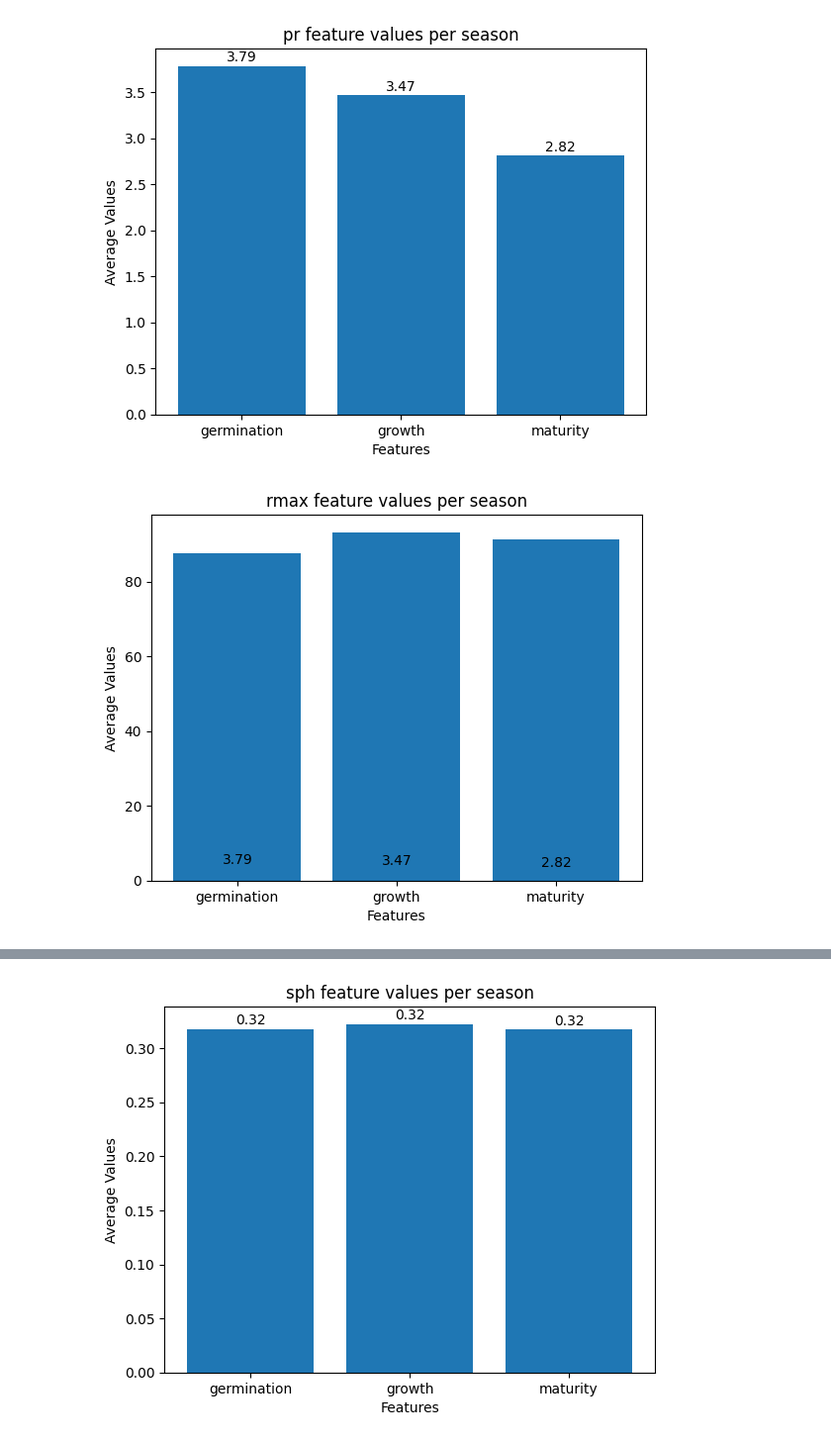
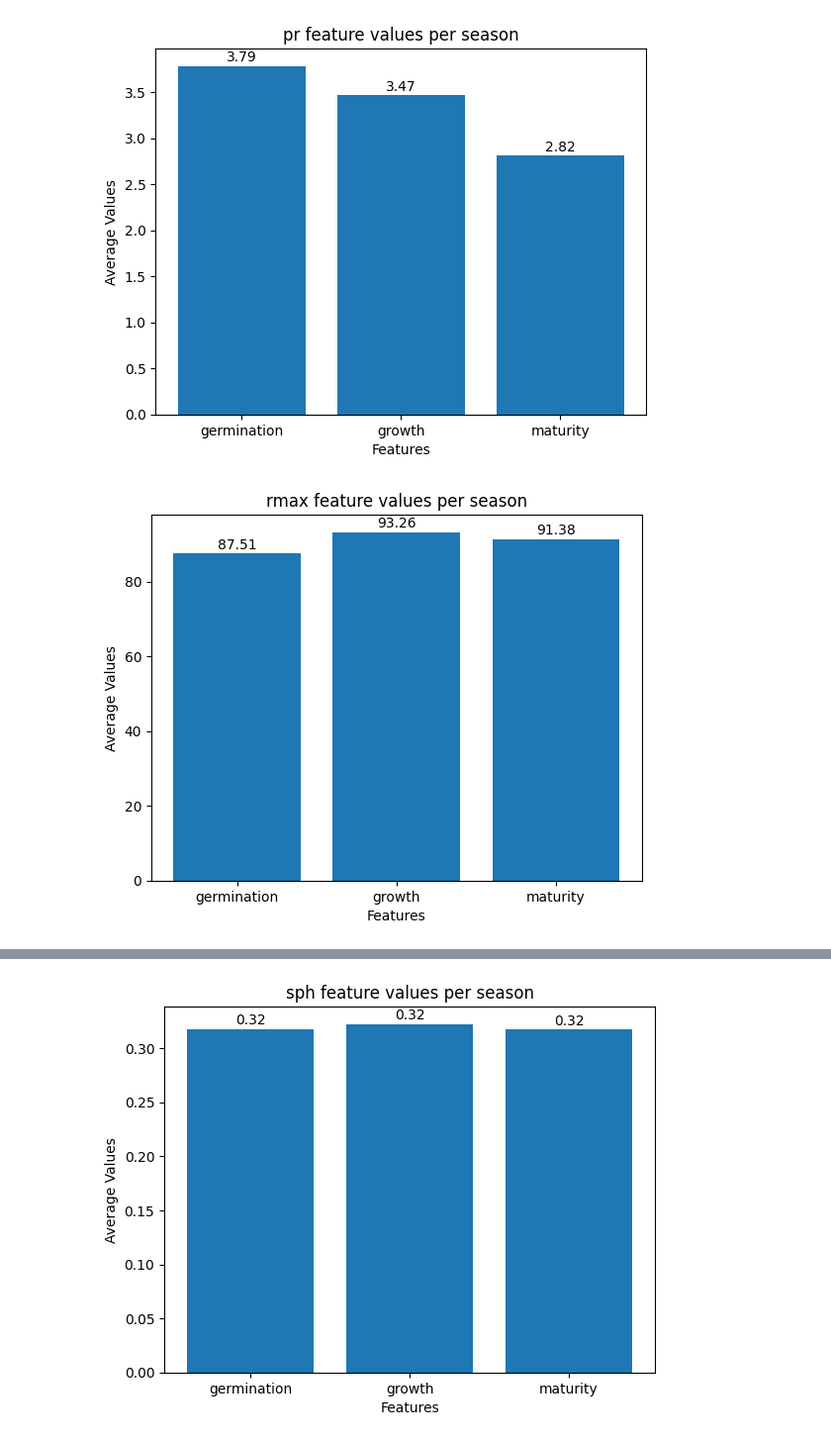
Before and after one commit to baekka1/Crop-Yield-Prediction, a Jupyter notebook: GrowthPhaseVisualization.ipynb, the cells around one changed output, grey strips where cells are left out. Shown at 99% size. Saved outputs shown, nothing was run; the diff lists cells and outputs as text; code cells hidden in the pictures.

```diff
--- a/GrowthPhaseVisualization.ipynb
+++ b/GrowthPhaseVisualization.ipynb
@@ -38,19 +38,19 @@ plt.show()
 # %%
 rmax_germination = np.mean(rmax_df['germination'])
 rmax_growth = np.mean(rmax_df['growth'])
 rmax_maturity = np.mean(rmax_df['maturity'])
 feature_values_rmax = [rmax_germination,rmax_growth,rmax_maturity]
 feature_names = ['germination', 'growth', 'maturity']
-bar = plt.bar(feature_names, feature_values_rmax)
+bars = plt.bar(feature_names, feature_values_rmax)
 plt.xlabel('Features')
 plt.ylabel('Average Values')
 plt.title('rmax feature values per season')
 for bar in bars:
     yval = bar.get_height()
     plt.text(bar.get_x() + bar.get_width()/2, yval + 0.005*yval, round(yval, 2), ha='center', va='bottom')
 plt.show()
 # %% [output]
-[figure, old version]
+[figure, new version]
 # %%
 rmin_germination = np.mean(rmin_df['germination'])
 rmin_growth = np.mean(rmin_df['growth'])
```
Also changed, not shown: parts of 3 cells of this notebook.
